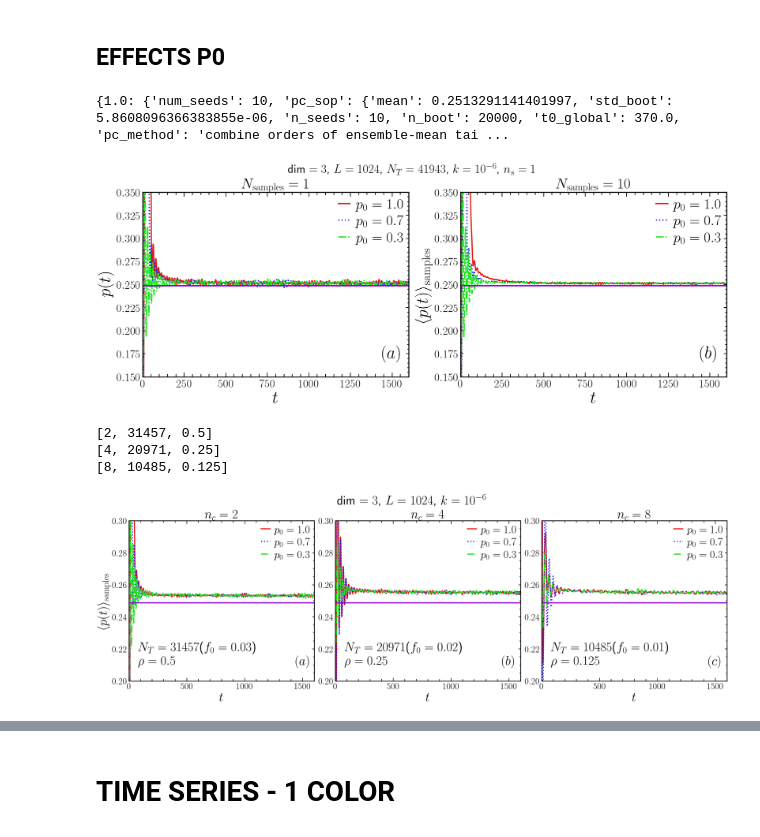
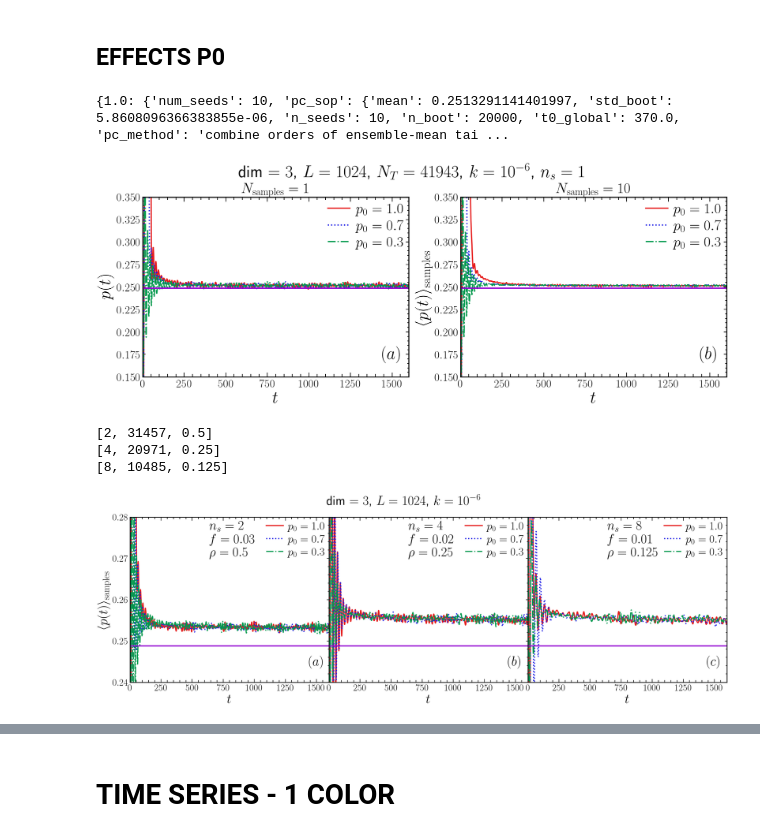
Before and after one commit to JuniorAlencar/self_organization_percolation, a Jupyter notebook: jupyter/TimeSeries_Analysis_3D.ipynb, the cells around one changed output, grey strips where cells are left out. Drawn from its saved outputs; the diff is of its cells as text; code cells hidden in the pictures.

```diff
--- a/jupyter/TimeSeries_Analysis_3D.ipynb
+++ b/jupyter/TimeSeries_Analysis_3D.ipynb
@@ -53,14 +53,14 @@ fs_labels_fig = 35
 fs_ticks = 23
 fs_title = 30
 colors = [
-    (0.9, 0.1, 0.1),
-    (0.1, 0.1, 0.9),
-    (0.1, 0.9, 0.1),
-    (1.0, 0.5, 0.0),
-    (0.8, 0.2, 0.8),
-    (0.2, 0.8, 0.8),
-    (1.0, 1.0, 0.0),
-    (0.6, 0.4, 0.2),
+    (0.90, 0.10, 0.10),  # red
+    (0.10, 0.10, 0.90),  # blue
+    (0.00, 0.60, 0.30),  # green
+    (0.95, 0.50, 0.00),  # orange
+    (0.65, 0.20, 0.75),  # purple
+    (0.00, 0.70, 0.70),  # teal
+    (0.55, 0.55, 0.00),  # olive
+    (0.45, 0.25, 0.10),  # brown
 ]
 
 # ==========================
@@ -111,18 +111,18 @@ for idx, a in enumerate(ax):
     a.set_xlabel(r"$t$",fontsize=fs_label)
     a.set_ylabel(label_y[idx],fontsize=fs_label)
     a.set_title(title[idx], fontsize=fs_title)
-    a.legend(fontsize=fs_legend)
+    a.legend(fontsize=fs_legend,  handlelength=1.5)
     a.tick_params(axis='y', which='major', labelleft=True)
     a.text(0.9, 0.10, labels_fig[idx], transform=a.transAxes , fontsize=fs_labels_fig)
     a.tick_params(axis='both', labelsize=fs_ticks)
 
 mantissa, exp = f"{k:.1e}".split("e")
-fig.suptitle(f"dim $= {dim}$, $L = {L}$, $N_T = {NT}$, $k=10^{{{int(exp)}}}$, $n_s = 1$", fontsize=25)
+fig.suptitle(f"dim $= {dim}$, $L = {L}$, $N_T = {NT}$, $k=10^{{{int(exp)}}}$, $n_s = 1$", fontsize=35)
 plt.savefig(results_folder + "/Multiple_p0.pdf")
 plt.show()
 # %% [output]
 {1.0: {'num_seeds': 10, 'pc_sop': {'mean': 0.2513291141401997, 'std_boot': 5.8608096366383855e-06, 'n_seeds': 10, 'n_boot': 20000, 't0_global': 370.0, 'pc_method': 'combine orders of ensemble-mean tai ...
-[figure, old version]
+[figure, new version]
 # %%
 import matplotlib.pyplot as plt
 
@@ -146,14 +146,14 @@ fs_ticks = 25
 fs_title = 35
 
 colors = [
-    (0.9, 0.1, 0.1),
-    (0.1, 0.1, 0.9),
-    (0.1, 0.9, 0.1),
-    (1.0, 0.5, 0.0),
-    (0.8, 0.2, 0.8),
-    (0.2, 0.8, 0.8),
-    (1.0, 1.0, 0.0),
-    (0.6, 0.4, 0.2),
+    (0.90, 0.10, 0.10),  # red
+    (0.10, 0.10, 0.90),  # blue
+    (0.00, 0.60, 0.30),  # green
+    (0.95, 0.50, 0.00),  # orange
+    (0.65, 0.20, 0.75),  # purple
+    (0.00, 0.70, 0.70),  # teal
+    (0.55, 0.55, 0.00),  # olive
+    (0.45, 0.25, 0.10),  # brown
 ]
 
 # ==========================
@@ -168,7 +168,8 @@ L = 1024
 pc = 0.24881182
 ls = ['solid', 'dotted', 'dashdot']
 base = 8
-fig, ax = plt.subplots(1, 3, figsize=(3*base, base), constrained_layout=True)
+fig, ax = plt.subplots(1, 3, figsize=(3*base, base), sharey=True, sharex=True,  gridspec_kw={"wspace": 0, "hspace": 0})
+fig.subplots_adjust(left=0.08, right=0.995, bottom=0.12, top=0.88, wspace=0)
 order_mean = 0
 
 parms = [[2, int(f0_lst[0]*L**2), 1/2],[4, int(f0_lst[1]*L**2), 1/4], [8, int(f0_lst[2]*L**2), 1/8]]
@@ -184,45 +185,49 @@ for idx_nc, par in enumerate(parms):
 
     for idx, p0_val in enumerate(p0_lst):
         data = bundle[p0_val]["orders"][order_mean]
         time = data["time"]
         pt_mean = data["pt_mean"]
 
         ax[idx_nc].plot(time, pt_mean, lw=lw, ls=ls[idx], color=colors[idx], label=fr"$p_0 = {p0_val:.1f}$")
 
 title = [r'$n_c = 2$', r'$n_c = 4$', r'$n_c = 8$']
 labels_fig = [r'$(a)$', r'$(b)$', r'$(c)$']
 
 for idx, a in enumerate(ax):
+    ns= parms[idx][0]
     NT = parms[idx][1]
     rho = parms[idx][2]
 
     a.minorticks_on()
-    a.tick_params(axis='y', which='major', left=True, right=True, labelleft=False, length=6)
-    a.tick_params(axis='y', which='minor', left=True, right=True, labelleft=False, length=3)
-    #a.set_ylim(NT*0.75,1.25*NT)
-    a.set_ylim(0.2, 0.3)
+    a.tick_params(axis='y', which='major', left=True, right=True, length=6)
+    a.tick_params(axis='y', which='minor', left=True, right=True, length=3)
+
+    a.set_ylim(0.24, 0.28)
     a.set_xlim(0, 1600)
     a.axhline(y=pc, color="darkviolet", lw=1.05*lw)
 
-    a.set_xlabel(r"$t$",fontsize=fs_label)
-
-    a.set_title(title[idx], fontsize=fs_title)
-    a.legend(fontsize=fs_legend)
-    a.tick_params(axis='y', which='major', labelleft=True)
-    a.text(0.9, 0.10, labels_fig[idx], transform=a.transAxes , fontsize=fs_labels_fig)
-    a.text(0.05, 0.10, f"$N_T = {NT}$($f_0 = {f0_lst[idx]}$)" + "\n" + f"$\\rho = {rho}$", transform=a.transAxes , fontsize=fs_labels_fig)
+    a.set_xlabel(r"$t$", fontsize=fs_label)
+    a.legend(fontsize=fs_legend, handlelength=1.5)
+    a.text(0.9, 0.10, labels_fig[idx], transform=a.transAxes, fontsize=fs_labels_fig)
+    a.text(0.4, 0.76,f'$n_s = {ns}$' + "\n" + f"$f = {f0_lst[idx]}$" + "\n" + f"$\\rho = {rho}$",
+           transform=a.transAxes, fontsize=fs_labels_fig)
     a.tick_params(axis='both', labelsize=fs_ticks)
 
+    # só o primeiro painel mostra labels no eixo y
+    if idx == 0:
+        a.tick_params(axis='y', which='major', labelleft=True)
+    else:
+        a.tick_params(axis='y', which='both', labelleft=False)
 ax[0].set_ylabel(r'$\langle p(t) \rangle_{\mathrm{samples}}$',fontsize=fs_label)
 mantissa, exp = f"{k:.1e}".split("e")
 fig.suptitle(f"dim $= {dim}$, $L = {L}$, $k=10^{{{int(exp)}}}$", fontsize=35)
 plt.savefig(results_folder + f"/L_{L}_pt_multiple_p0_ns.pdf")
 plt.show()
 # %% [output]
 [2, 31457, 0.5]
 [4, 20971, 0.25]
 [8, 10485, 0.125]
-[figure, old version]
+[figure, new version]
 # %%
 import matplotlib.pyplot as plt
 
```
Also changed, not shown: parts of 5 cells of this notebook, 13 other files.
